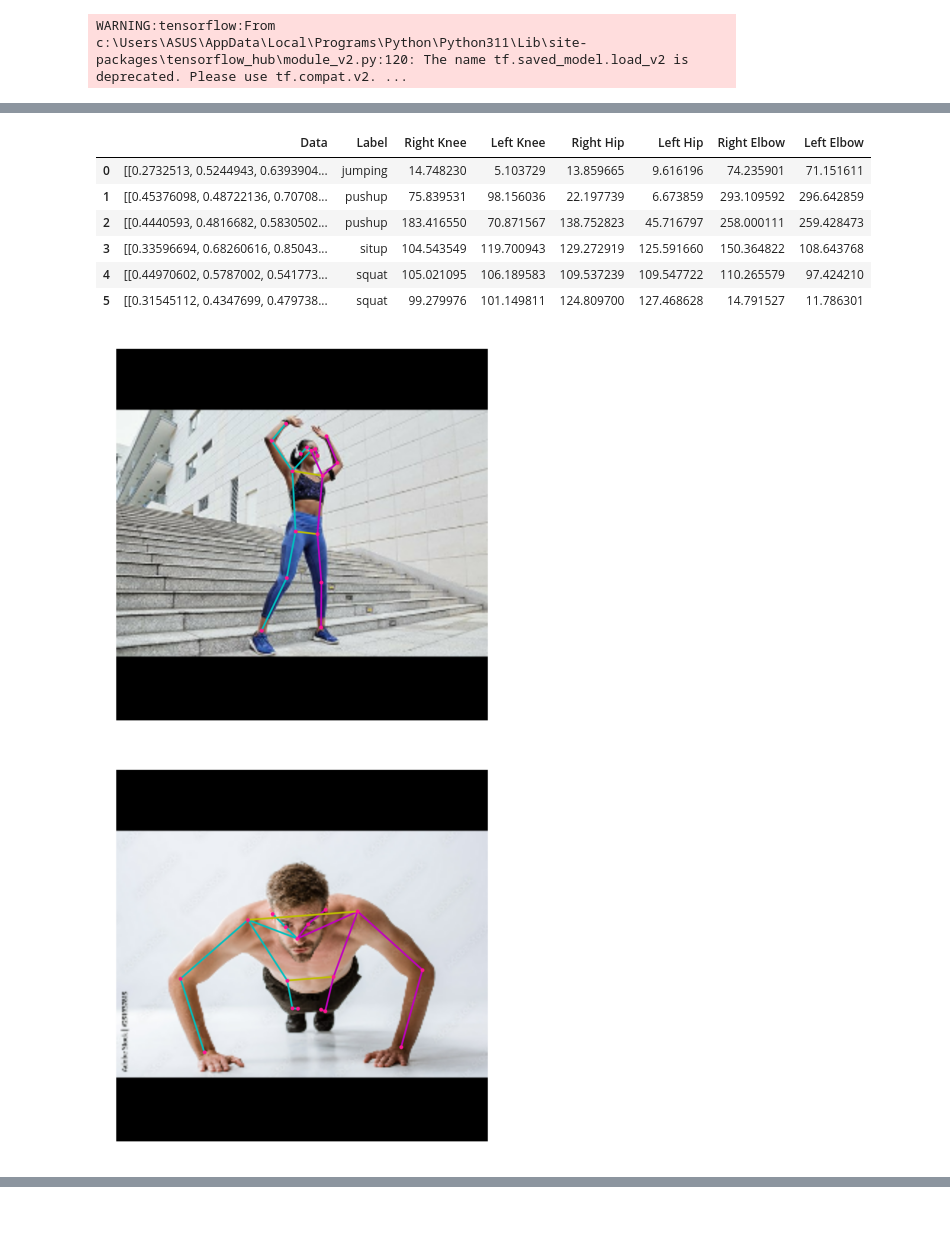
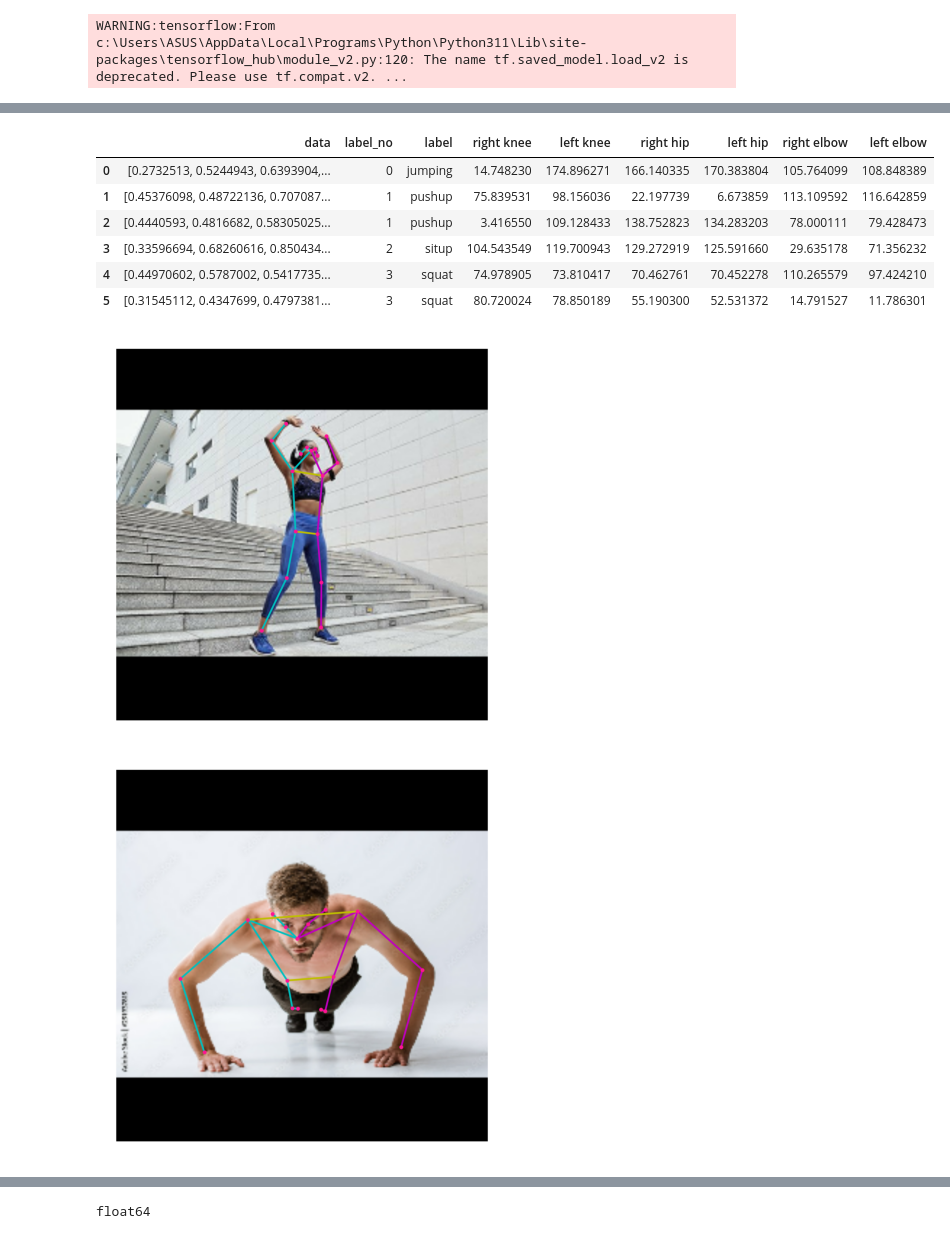
Before and after one commit to FitNest-AI/Machine-Learning, a Jupyter notebook: Model/Trainer/model_v3.ipynb, the cells around one changed output, grey strips where cells are left out. Cells and saved outputs as stored; diff of their text form; code cells hidden in the pictures.

Commit message:
Added logic to load the csv file into numpy

```diff
--- a/Model/Trainer/model_v3.ipynb
+++ b/Model/Trainer/model_v3.ipynb
@@ -226,12 +226,14 @@ def load_image(detector:PersonDetector,imageProcessor:ImageProcessor,path:str):
     keypoint_data = []
     image_label = []
     angle_data = []
+    label_index = ["jumping","pushup","situp","squat","front","side"]
     for images in os.listdir(path):
         image = imageProcessor.process_image(os.path.join(path,images))
         keypoints = detector.detect(image)
 
         key = keypoints[0][0]
-        keypoint_data.append(keypoints[0][0])
+
+        keypoint_data.append(np.ndarray.flatten(keypoints[0][0]))
         image_label.append(images.split("_")[0])
 
         angle = calculate_angle(key)
@@ -242,14 +244,15 @@ def load_image(detector:PersonDetector,imageProcessor:ImageProcessor,path:str):
     angle_data = np.array(angle_data)
 
     result = pd.DataFrame()
-    result["Data"] = keypoint_data
-    result["Label"] = image_label
-    result["Right Knee"] = angle_data.T[0]
-    result["Left Knee"] = angle_data.T[1]
-    result["Right Hip"] = angle_data.T[2]
-    result["Left Hip"] = angle_data.T[3]
-    result["Right Elbow"] = angle_data.T[4]
-    result["Left Elbow"] = angle_data.T[5]
+    result["data"] = keypoint_data
+    result["label_no"] = [label_index.index(label) for label in image_label]
+    result["label"] = image_label
+    result["right knee"] = angle_data.T[0]
+    result["left knee"] = angle_data.T[1]
+    result["right hip"] = angle_data.T[2]
+    result["left hip"] = angle_data.T[3]
+    result["right elbow"] = angle_data.T[4]
+    result["left elbow"] = angle_data.T[5]
 
     return result
 
@@ -286,7 +289,7 @@ def calculate_angle(key):
     angle_left_ka = np.degrees(np.arctan2(left_knee[1] - left_ankle[1], left_knee[0] - left_ankle[0]))
 
     angles = [angle_right_we,angle_right_es,angle_right_sh,angle_right_hk,angle_right_ka,angle_left_we,angle_left_es,angle_left_sh,angle_left_hk,angle_left_ka]
-    angles = [angle if angle > 0 else angle + 360 for angle in angles]
+    angles = [angle if angle > 0 else angle + 180 for angle in angles]
 
     right_knee_angle = abs(angles[3] - angles[4])
     left_knee_angle = abs(angles[8] - angles[9])
@@ -300,4 +303,7 @@ def calculate_angle(key):
     angles = [right_knee_angle,left_knee_angle,right_hip_angle,left_hip_angle,right_elbow_angle,left_elbow_angle]
 
     return angles
+
+def get_center_point():
+    pass
 # %%
@@ -316,16 +322,16 @@ a
 [figure]
 [figure]
 # %%
-a = load_image(detector,imageProcessor,"../../Datasets/Trainer/raw/workout")
-a
+df2 = load_image(detector,imageProcessor,"../../Datasets/Trainer/raw/workout")
+df2
 # %% [output]
-|  | Data | Label | Right Knee | Left Knee | Right Hip | Left Hip | Right Elbow | Left Elbow |
-| 0 | [[0.2732513, 0.5244943, 0.6393904... | jumping | 14.748230 | 5.103729 | 13.859665 | 9.616196 | 74.235901 | 71.151611 |
-| 1 | [[0.45376098, 0.48722136, 0.70708... | pushup | 75.839531 | 98.156036 | 22.197739 | 6.673859 | 293.109592 | 296.642859 |
-| 2 | [[0.4440593, 0.4816682, 0.5830502... | pushup | 183.416550 | 70.871567 | 138.752823 | 45.716797 | 258.000111 | 259.428473 |
-| 3 | [[0.33596694, 0.68260616, 0.85043... | situp | 104.543549 | 119.700943 | 129.272919 | 125.591660 | 150.364822 | 108.643768 |
-| 4 | [[0.44970602, 0.5787002, 0.541773... | squat | 105.021095 | 106.189583 | 109.537239 | 109.547722 | 110.265579 | 97.424210 |
-| 5 | [[0.31545112, 0.4347699, 0.479738... | squat | 99.279976 | 101.149811 | 124.809700 | 127.468628 | 14.791527 | 11.786301 |
+|  | data | label_no | label | right knee | left knee | right hip | left hip | right elbow | left elbow |
+| 0 | [0.2732513, 0.5244943, 0.6393904,... | 0 | jumping | 14.748230 | 174.896271 | 166.140335 | 170.383804 | 105.764099 | 108.848389 |
+| 1 | [0.45376098, 0.48722136, 0.707087... | 1 | pushup | 75.839531 | 98.156036 | 22.197739 | 6.673859 | 113.109592 | 116.642859 |
+| 2 | [0.4440593, 0.4816682, 0.58305025... | 1 | pushup | 3.416550 | 109.128433 | 138.752823 | 134.283203 | 78.000111 | 79.428473 |
+| 3 | [0.33596694, 0.68260616, 0.850434... | 2 | situp | 104.543549 | 119.700943 | 129.272919 | 125.591660 | 29.635178 | 71.356232 |
+| 4 | [0.44970602, 0.5787002, 0.5417735... | 3 | squat | 74.978905 | 73.810417 | 70.462761 | 70.452278 | 110.265579 | 97.424210 |
+| 5 | [0.31545112, 0.4347699, 0.4797381... | 3 | squat | 80.720024 | 78.850189 | 55.190300 | 52.531372 | 14.791527 | 11.786301 |
 [figure]
 [figure]
 [figure]
@@ -334,0 +355,20 @@ a
+# %%
+def pose_landmarks(path):
+    data = pd.read_csv(path)
+    df = data.copy()
+    classes = df.pop("label").unique()
+    X = []
+    temp_X = df.pop("data")
+    for data in temp_X:
+        spliited = data.replace("[","").replace("]","").replace("\n","").replace("  "," ").split(" ")
+        data = np.array([float(i) for i in spliited if i != ""])
+        data = data.astype(np.float64)
+        X.append(data)
+    y = df.pop("label_no")
+    y = tf.keras.utils.to_categorical(y)
+    y_angle = df.copy()
+    return X,y,y_angle,classes
+
+X,y,y_angle,classes = pose_landmarks("data.csv")
+# %% [output]
+float64
```
Also changed, not shown: parts of 3 cells of this notebook, 1 other file.
